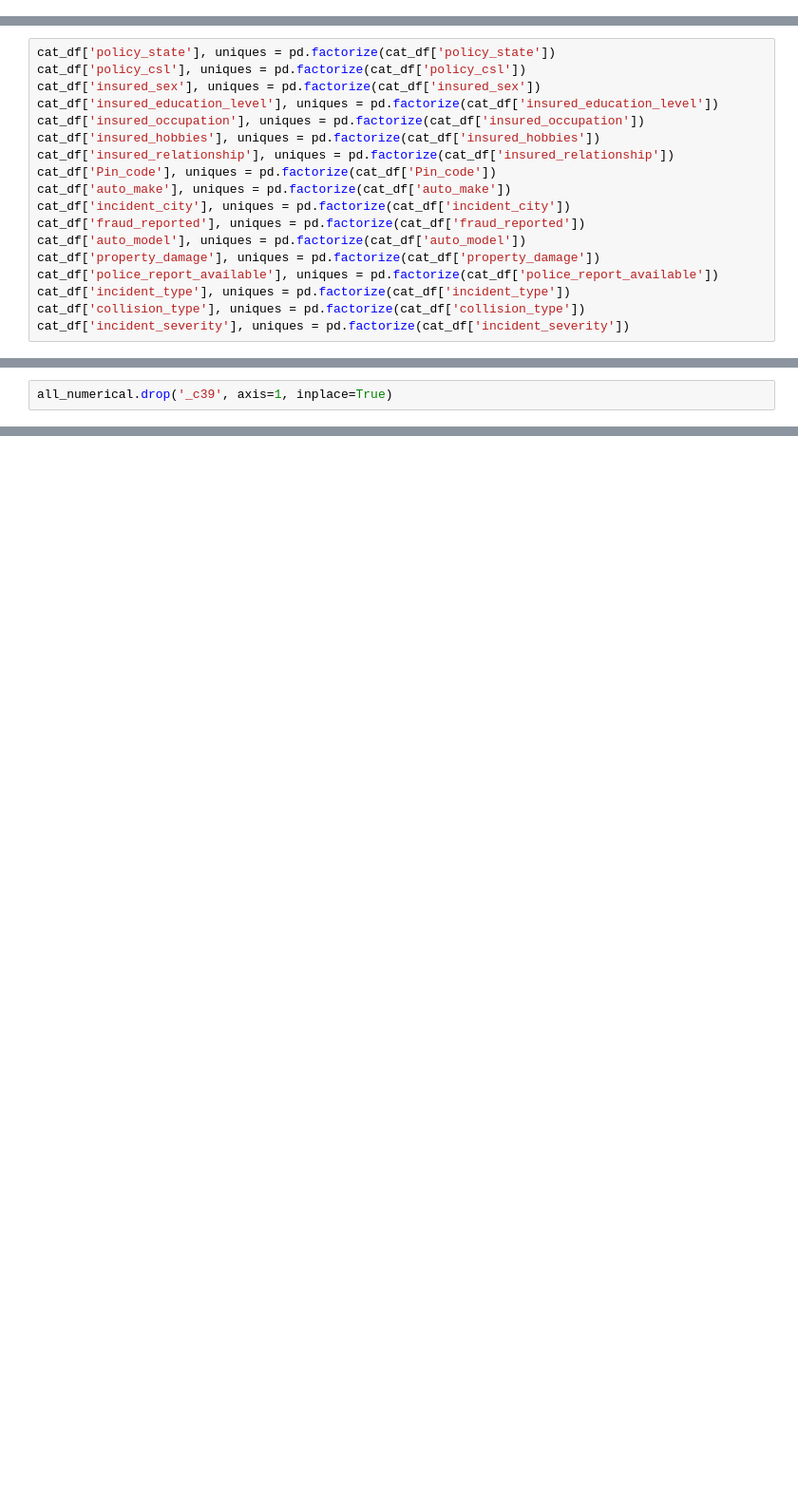
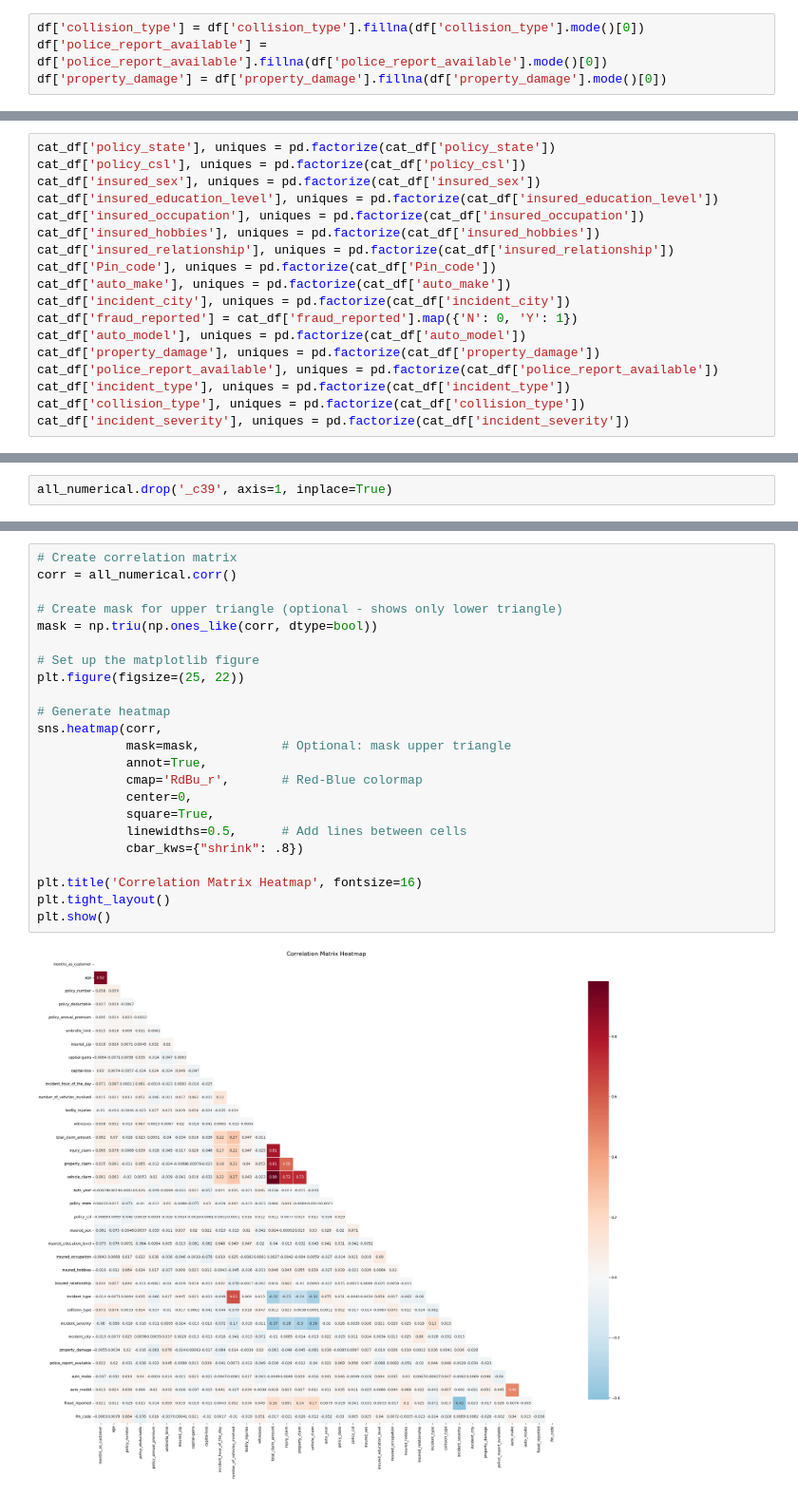
Before and after one commit to vipdurgade/Auto_Fraud_Detection, a Jupyter notebook: notebook.ipynb, the cells around one changed output, grey strips where cells are left out. Shown at 95% size. Saved outputs shown, nothing was run; the diff lists cells and outputs as text; blank space fills up the shorter version.

```diff
--- a/notebook.ipynb
+++ b/notebook.ipynb
@@ -71,0 +76,4 @@ plt.show()
+# %%
+df['collision_type'] = df['collision_type'].fillna(df['collision_type'].mode()[0])
+df['police_report_available'] = df['police_report_available'].fillna(df['police_report_available'].mode()[0])
+df['property_damage'] = df['property_damage'].fillna(df['property_damage'].mode()[0])
@@ -139,7 +151,7 @@ cat_df['insured_relationship'], uniques = pd.factorize(cat_df['insured_relations
 cat_df['Pin_code'], uniques = pd.factorize(cat_df['Pin_code'])
 cat_df['auto_make'], uniques = pd.factorize(cat_df['auto_make'])
 cat_df['incident_city'], uniques = pd.factorize(cat_df['incident_city'])
-cat_df['fraud_reported'], uniques = pd.factorize(cat_df['fraud_reported'])
+cat_df['fraud_reported'] = cat_df['fraud_reported'].map({'N': 0, 'Y': 1})
 cat_df['auto_model'], uniques = pd.factorize(cat_df['auto_model'])
 cat_df['property_damage'], uniques = pd.factorize(cat_df['property_damage'])
 cat_df['police_report_available'], uniques = pd.factorize(cat_df['police_report_available'])
@@ -268,3 +255,28 @@ plt.tight_layout()
 plt.show()
 # %% [output]
 [figure]
+# %%
+# Create correlation matrix
+corr = all_numerical.corr()
+
+# Create mask for upper triangle (optional - shows only lower triangle)
+mask = np.triu(np.ones_like(corr, dtype=bool))
+
+# Set up the matplotlib figure
+plt.figure(figsize=(25, 22))
+
+# Generate heatmap
+sns.heatmap(corr,
+            mask=mask,           # Optional: mask upper triangle
+            annot=True,
+            cmap='RdBu_r',       # Red-Blue colormap
+            center=0,
+            square=True,
+            linewidths=0.5,      # Add lines between cells
+            cbar_kws={"shrink": .8})
+
+plt.title('Correlation Matrix Heatmap', fontsize=16)
+plt.tight_layout()
+plt.show()
+# %% [output]
+[figure, added]
```
Also changed, not shown: parts of 16 cells of this notebook, 1 other file.
